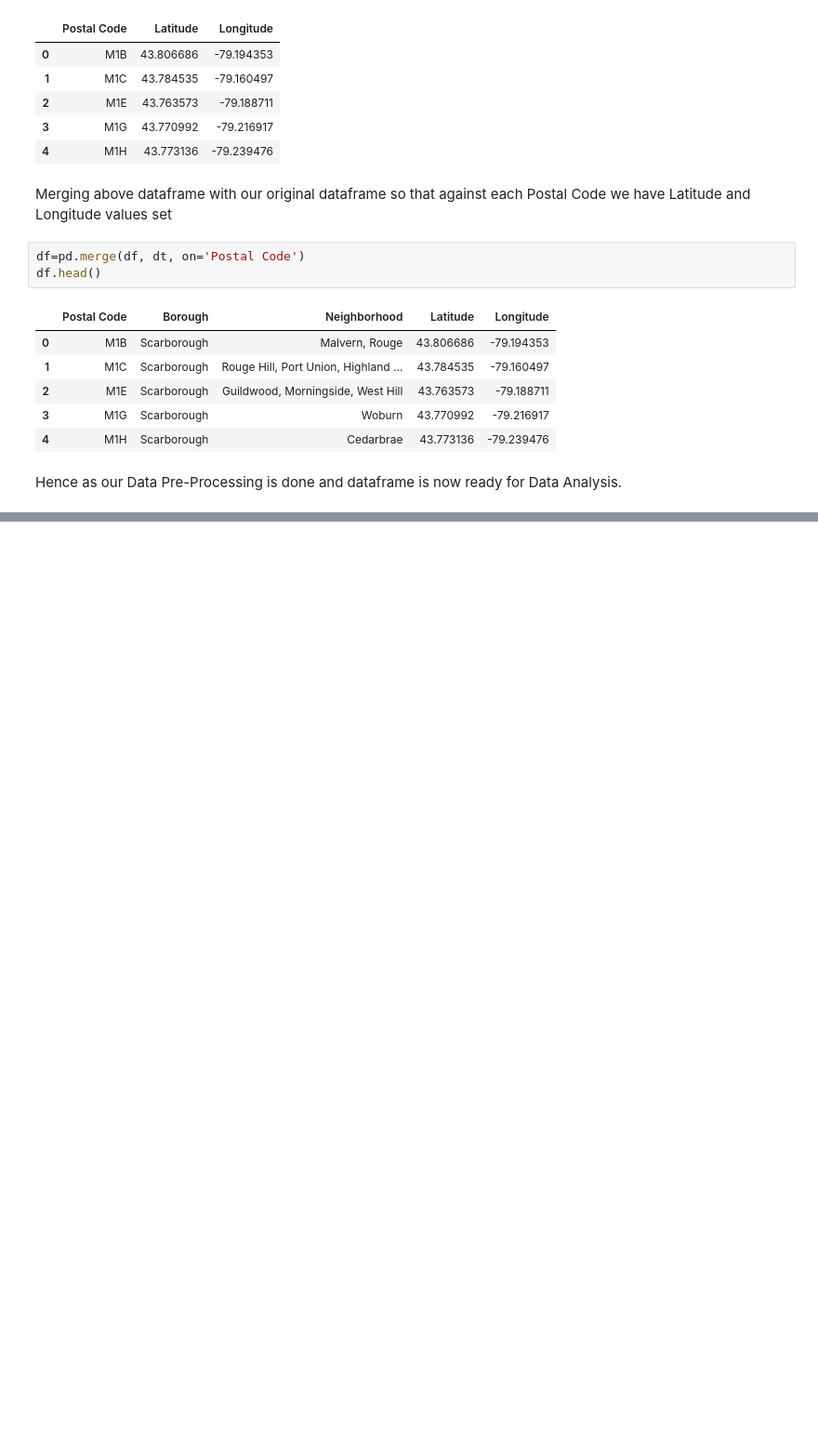
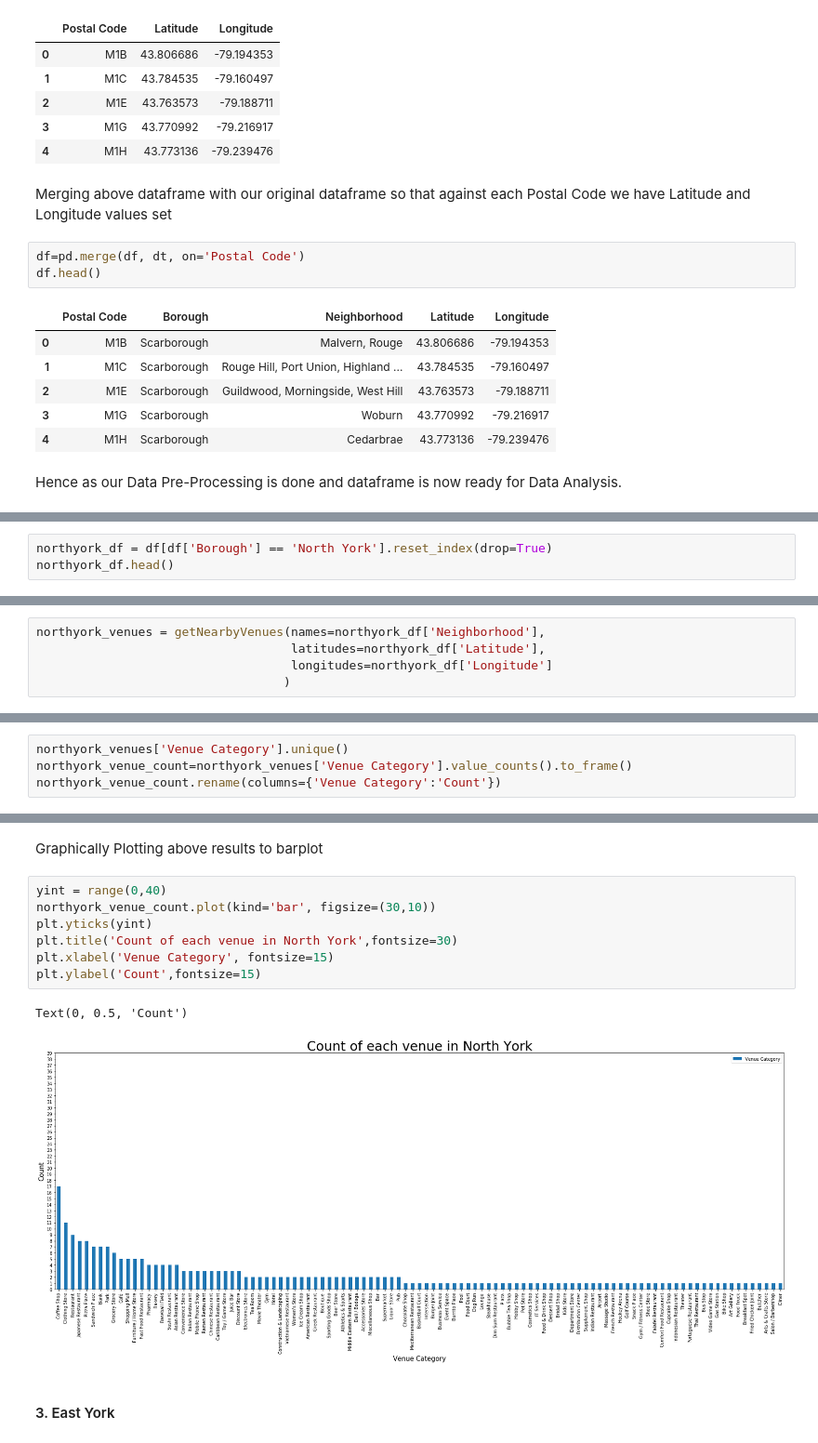
Before and after one commit to mudassartufail/Coursera_Capstone, a Jupyter notebook: Restaurant_In_Toronto.ipynb, the cells around one changed output, grey strips where cells are left out. Shown at 93% size. Saved outputs shown, nothing was run; the diff lists cells and outputs as text; blank space fills up the shorter version.

```diff
--- a/Restaurant_In_Toronto.ipynb
+++ b/Restaurant_In_Toronto.ipynb
@@ -108,0 +315,3 @@ df.head()
+# %%
+northyork_df = df[df['Borough'] == 'North York'].reset_index(drop=True)
+northyork_df.head()
@@ -108,0 +327,5 @@ df.head()
+# %%
+northyork_venues = getNearbyVenues(names=northyork_df['Neighborhood'],
+                                   latitudes=northyork_df['Latitude'],
+                                   longitudes=northyork_df['Longitude']
+                                  )
@@ -108,0 +356,4 @@ df.head()
+# %%
+northyork_venues['Venue Category'].unique()
+northyork_venue_count=northyork_venues['Venue Category'].value_counts().to_frame()
+northyork_venue_count.rename(columns={'Venue Category':'Count'})
@@ -108,0 +378,14 @@ df.head()
+# %% [markdown]
+<p>Graphically Plotting above results to barplot</p>
+# %%
+yint = range(0,40)
+northyork_venue_count.plot(kind='bar', figsize=(30,10))
+plt.yticks(yint)
+plt.title('Count of each venue in North York',fontsize=30)
+plt.xlabel('Venue Category', fontsize=15)
+plt.ylabel('Count',fontsize=15)
+# %% [output]
+Text(0, 0.5, 'Count')
+[figure, added]
+# %% [markdown]
+#### 3. East York
```
Also changed, not shown: parts of 116 cells of this notebook.
